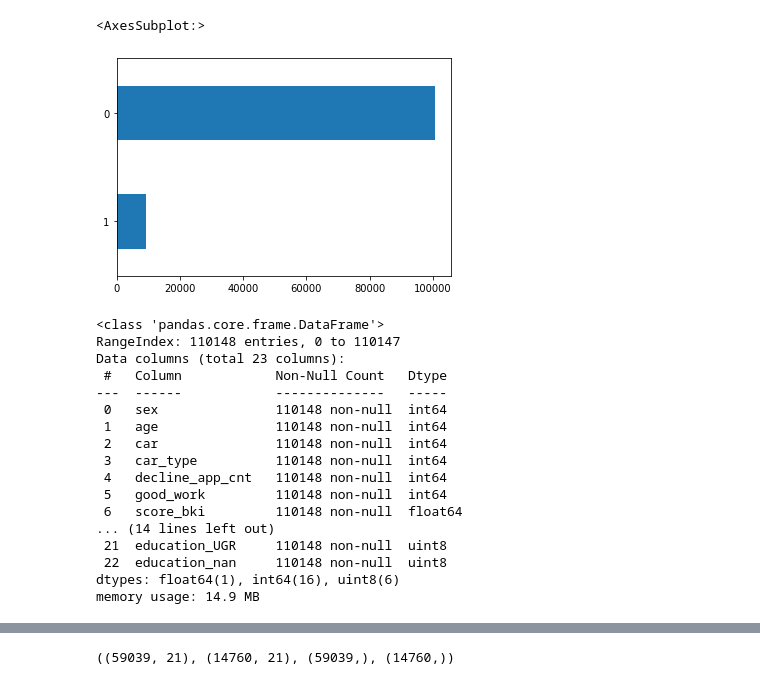
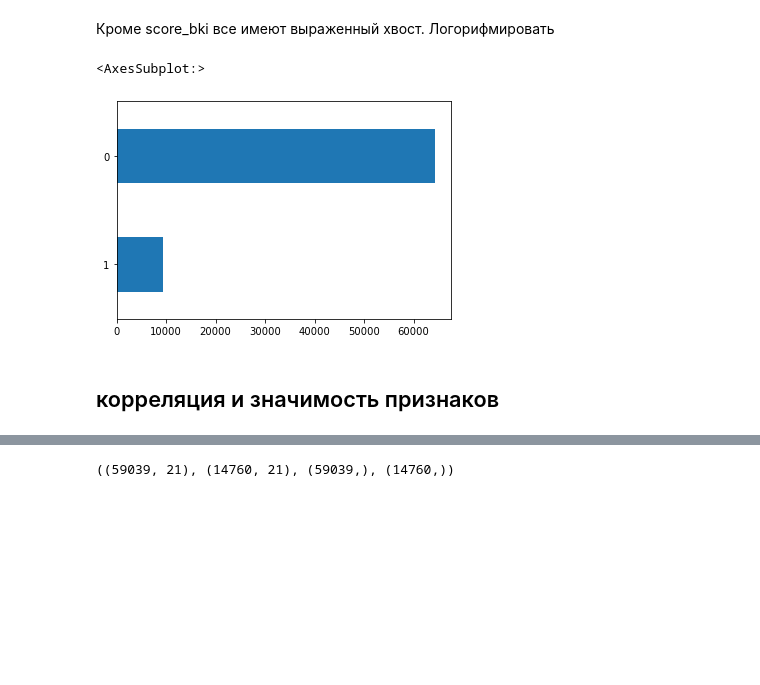
Before and after one commit to XelorR/sf_project_5, a Jupyter notebook: overview_kaggle_pp_first_try.ipynb, the cells around one changed output, grey strips where cells are left out. Saved outputs shown, nothing was run; the diff lists cells and outputs as text; code cells hidden in the pictures; blank space fills up the shorter version.

```diff
--- a/overview_kaggle_pp_first_try.ipynb
+++ b/overview_kaggle_pp_first_try.ipynb
@@ -23,5 +21,9 @@ for dirname, _, filenames in os.walk('/kaggle/input'):
 # %%
-DATA_DIR = '/kaggle/input/sf-scoring/'
+DATA_DIR = 'kaggle/input/'
 df_train = pd.read_csv(DATA_DIR +'/train.csv')
 df_test = pd.read_csv(DATA_DIR +'/test.csv')
 sample_submission = pd.read_csv(DATA_DIR+'/sample_submission.csv')
+
+for dirname, _, filenames in os.walk(DATA_DIR):
+    for filename in filenames:
+        print(os.path.join(dirname, filename))
@@ -137,8 +125,12 @@ bin_cols = ['sex', 'car', 'car_type', 'good_work', 'foreign_passport']
+# %% [markdown]
+Кроме score_bki все имеют выраженный хвост. Логорифмировать
 # %%
-data['default'].value_counts(ascending=True).plot(kind='barh')
+data.loc[data["sample"] == 1]['default'].value_counts(ascending=True).plot(kind='barh')
 # %% [output]
 <AxesSubplot:>
-[figure, old version]
+[figure, new version]
+# %% [markdown]
+## корреляция и значимость признаков
 # %%
 data.drop(['client_id','app_date',], axis = 1, inplace=True)
 # %%
@@ -154,23 +145,3 @@ columns = ['first_time', 'sna', 'work_address', 'home_address', 'region_rating']
 
 for column in columns:
     data[column] = le.fit_transform(data[column])
-# %%
-data.info()
-# %% [output]
-<class 'pandas.core.frame.DataFrame'>
-RangeIndex: 110148 entries, 0 to 110147
-Data columns (total 23 columns):
- #   Column            Non-Null Count   Dtype
----  ------            --------------   -----
- 0   sex               110148 non-null  int64
- 1   age               110148 non-null  int64
- 2   car               110148 non-null  int64
- 3   car_type          110148 non-null  int64
- 4   decline_app_cnt   110148 non-null  int64
- 5   good_work         110148 non-null  int64
- 6   score_bki         110148 non-null  float64
-... (14 lines left out)
- 21  education_UGR     110148 non-null  uint8
- 22  education_nan     110148 non-null  uint8
-dtypes: float64(1), int64(16), uint8(6)
-memory usage: 14.9 MB
```
Also changed, not shown: parts of 32 cells of this notebook.
